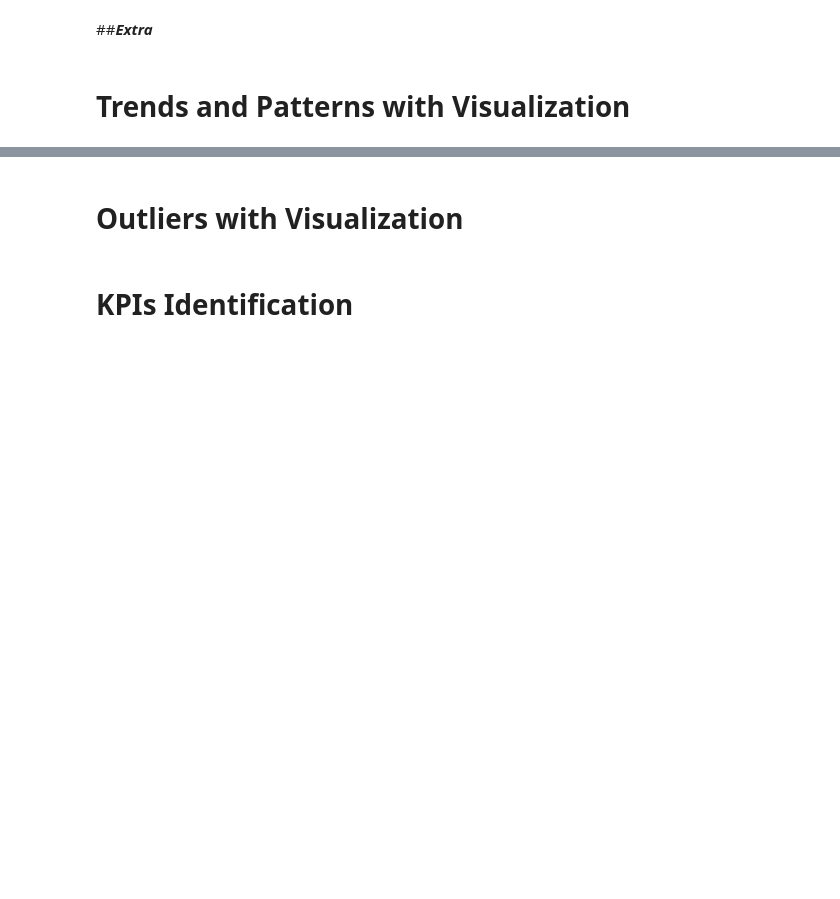
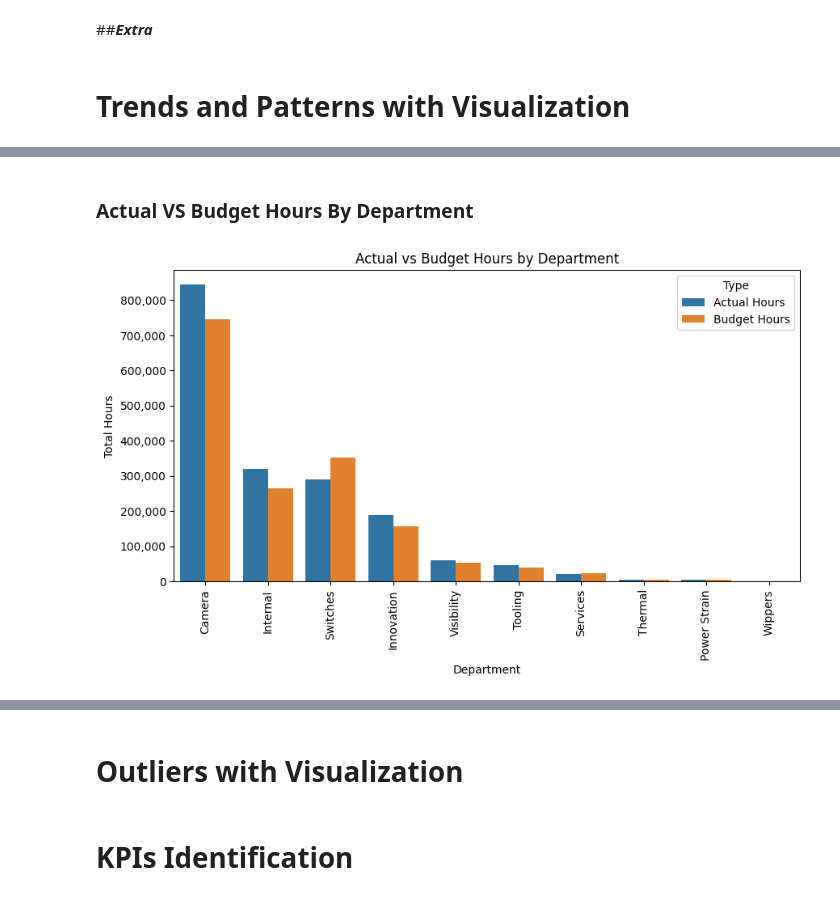
Before and after one commit to nada-2038/Valeo-BI-Business-Case, a Jupyter notebook: valeo-bi-case-study-git-program.ipynb, the cells around one changed output, grey strips where cells are left out. Cells and saved outputs as stored; diff of their text form; code cells hidden in the pictures; blank space fills up the shorter version.

```diff
--- a/valeo-bi-case-study-git-program.ipynb
+++ b/valeo-bi-case-study-git-program.ipynb
@@ -583,0 +627,19 @@ dtype: int64
+# %% [markdown]
+### **Actual VS Budget Hours By Department**
+# %%
+ab = (Projects_Hours.groupby('Department')[['Actual Hours', 'Budget Hours']].sum()
+      .reset_index()
+      .melt(id_vars='Department', var_name='Type', value_name='Hours'))
+
+plt.figure(figsize=(10,5))
+ax = sns.barplot(x='Department', y='Hours', hue='Type', data=ab, order=order)
+ax.set_xticklabels(ax.get_xticklabels(), rotation=90)
+ax.set_xlabel('Department')
+ax.set_ylabel('Total Hours')
+ax.set_title('Actual vs Budget Hours by Department')
+ax.yaxis.set_major_formatter(fmt)
+
+
+plt.show()
+# %% [output]
+[figure, added]
```
Also changed, not shown: parts of 31 cells of this notebook.
